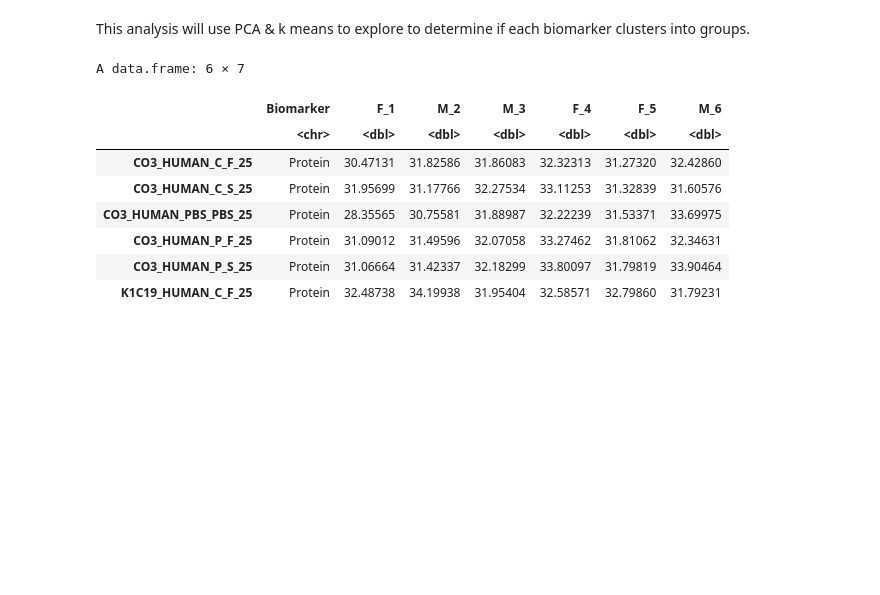
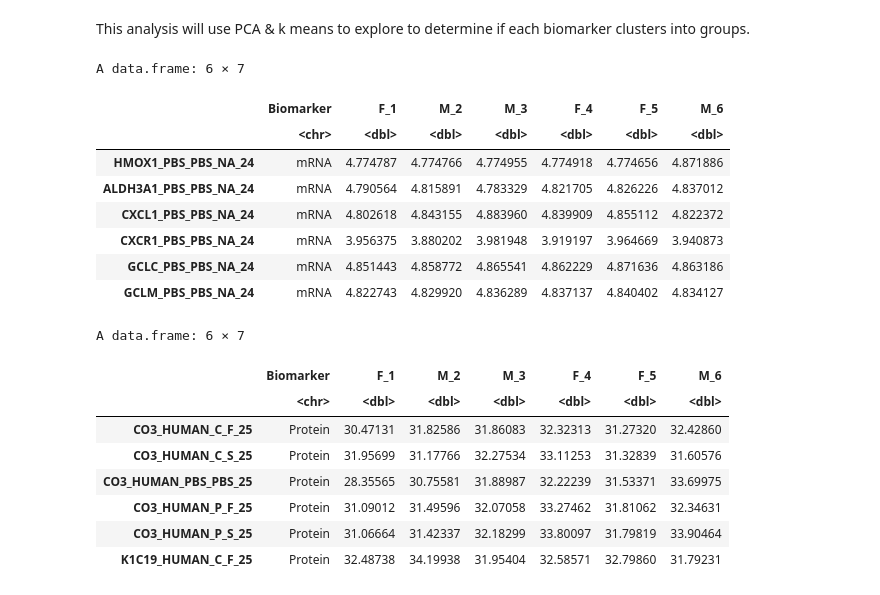
Before and after one commit to UNC-CEMALB/Burn-pit-smoke-condensate-mediated-toxicity-in-human-airway-epithelial-cells-, a Jupyter notebook: 3. Biomarker Cluster Analysis/Biomarker Cluster Analysis.ipynb, the cells around one changed output. Cells and saved outputs as stored; diff of their text form; code cells hidden in the pictures; blank space fills up the shorter version.

```diff
--- a/3. Biomarker Cluster Analysis/Biomarker Cluster Analysis.ipynb
+++ b/3. Biomarker Cluster Analysis/Biomarker Cluster Analysis.ipynb
@@ -46,5 +55,28 @@ A data.frame: 6 × 10
 # %% [markdown]
 This analysis will use PCA & k means to explore to determine if each biomarker clusters into groups.
+# %%
+wider_mRNA_df = mRNA_df %>%
+    # creating a column that denotes the biomarker
+    mutate(Biomarker = "mRNA") %>%
+    # creating sample ids
+    unite("SampleID", c(colnames(mRNA_df)[c(6,2:5)])) %>%
+    pivot_wider(names_from = "Subject_ID", values_from = "ddCT_pslog2") %>%
+    column_to_rownames(var = "SampleID")
+
+
+# rearranging columns
+wider_mRNA_df = wider_mRNA_df[,c(1,4:7,3,2)]
+head(wider_mRNA_df)
+# %% [output]
+A data.frame: 6 × 7
+|  | Biomarker | F_1 | M_2 | M_3 | F_4 | F_5 | M_6 |
+|  | <chr> | <dbl> | <dbl> | <dbl> | <dbl> | <dbl> | <dbl> |
+| HMOX1_PBS_PBS_NA_24 | mRNA | 4.774787 | 4.774766 | 4.774955 | 4.774918 | 4.774656 | 4.871886 |
+| ALDH3A1_PBS_PBS_NA_24 | mRNA | 4.790564 | 4.815891 | 4.783329 | 4.821705 | 4.826226 | 4.837012 |
+| CXCL1_PBS_PBS_NA_24 | mRNA | 4.802618 | 4.843155 | 4.883960 | 4.839909 | 4.855112 | 4.822372 |
+| CXCR1_PBS_PBS_NA_24 | mRNA | 3.956375 | 3.880202 | 3.981948 | 3.919197 | 3.964669 | 3.940873 |
+| GCLC_PBS_PBS_NA_24 | mRNA | 4.851443 | 4.858772 | 4.865541 | 4.862229 | 4.871636 | 4.863186 |
+| GCLM_PBS_PBS_NA_24 | mRNA | 4.822743 | 4.829920 | 4.836289 | 4.837137 | 4.840402 | 4.834127 |
 # %%
 wider_proteomics_25_df = proteomics_25_df %>%
     # creating a column that denotes the biomarker
```
Also changed, not shown: parts of 5 cells of this notebook.
